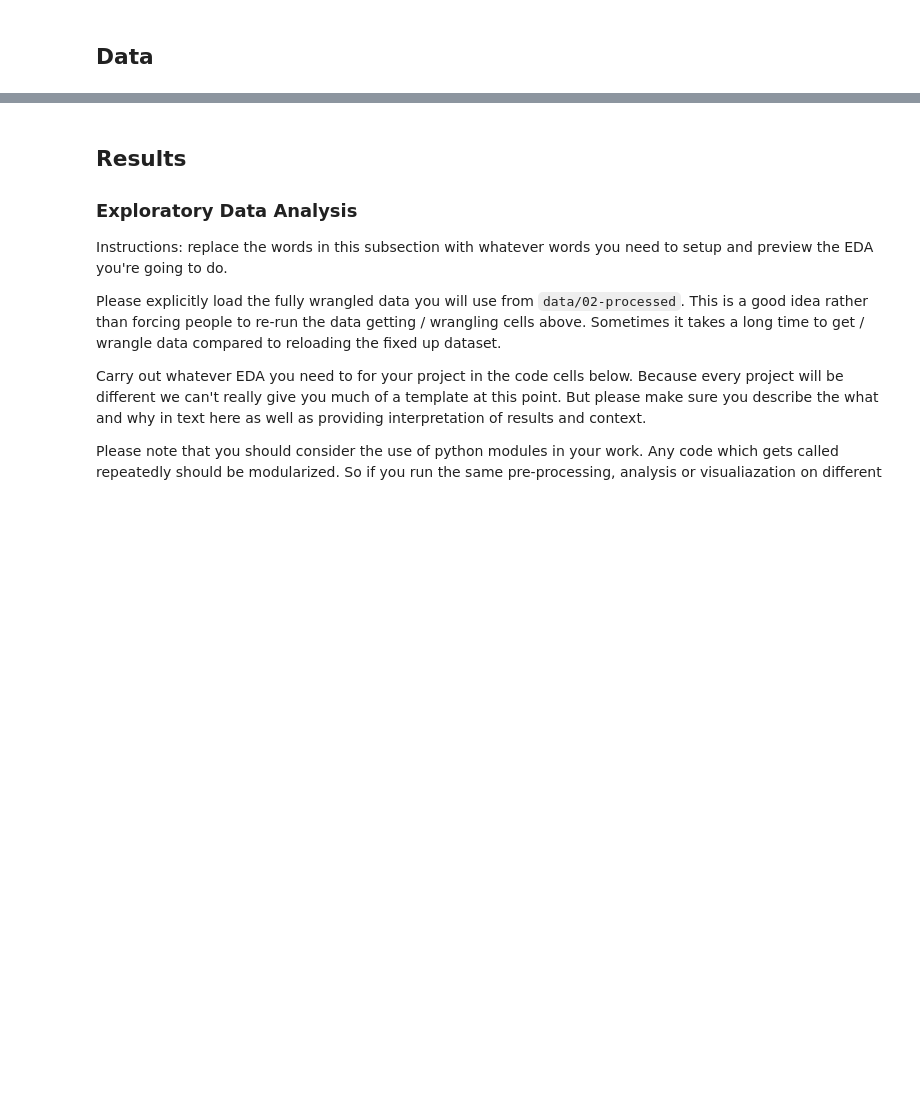
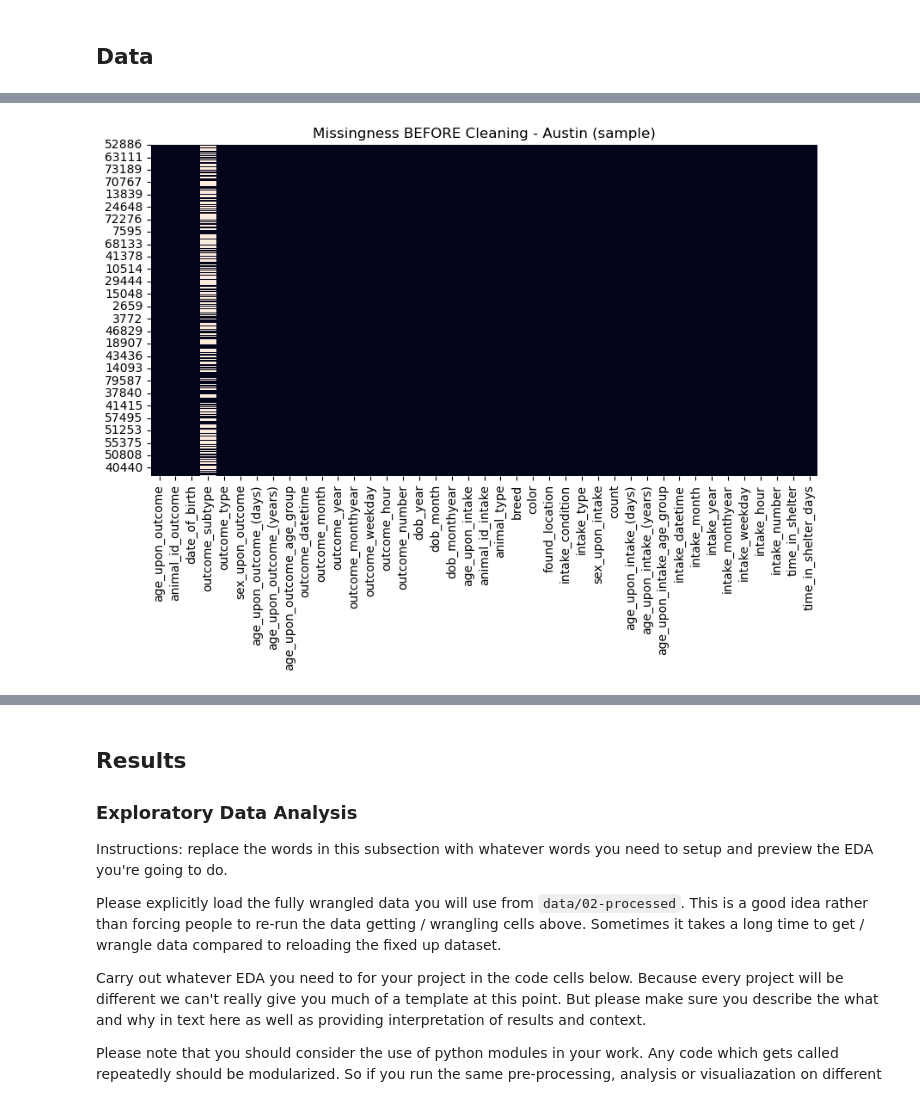
Before and after one commit to COGS108/Group143_WI26, a Jupyter notebook: 02-EDACheckpoint.ipynb, the cells around one changed output, grey strips where cells are left out. Saved outputs shown, nothing was run; the diff lists cells and outputs as text; code cells hidden in the pictures; blank space fills up the shorter version.

Commit message:
Update EDA checkpoint data wrangling for all datasets

```diff
--- a/02-EDACheckpoint.ipynb
+++ b/02-EDACheckpoint.ipynb
@@ -97,0 +116,84 @@ Instructions: REPLACE the contents of this cell and the one below with your work
+# %%
+import pandas as pd
+import numpy as np
+import os
+import matplotlib.pyplot as plt
+import seaborn as sns
+
+# -------------------------
+# Dataset: Austin (raw load)
+# -------------------------
+austin_raw = pd.read_csv("data/00-raw/austin-texas-intakes-outcomes.csv")
+austin = austin_raw.copy()
+
+pd.set_option("display.max_columns", None)
+
+print("Austin (raw) shape:", austin.shape)
+austin.info()
+
+# -------------------------
+# Missingness overview
+# -------------------------
+missing_pct = (austin.isna().mean() * 100).sort_values(ascending=False)
+display(missing_pct.head(15))
+
+# Missingness pattern for outcome_subtype (often conditional on outcome_type)
+missing_subtype = pd.crosstab(
+    austin["outcome_type"],
+    austin["outcome_subtype"].isna(),
+    normalize="index"
+)
+display(missing_subtype)
+
+# -------------------------
+# Cleaning / Wrangling
+# -------------------------
+
+# Fill outcome_subtype NA as "Not Applicable" (structural missingness)
+austin["outcome_subtype"] = austin["outcome_subtype"].fillna("Not Applicable")
+
+# Convert datetimes safely
+austin["date_of_birth"] = pd.to_datetime(austin["date_of_birth"], errors="coerce")
+austin["intake_datetime"] = pd.to_datetime(austin["intake_datetime"], errors="coerce")
+austin["outcome_datetime"] = pd.to_datetime(austin["outcome_datetime"], errors="coerce")
+
+# Drop rows missing the core outcome label (central to analysis; very small count)
+austin = austin.dropna(subset=["outcome_type"]).copy()
+
+# Fill small sex missingness
+austin["sex_upon_outcome"] = austin["sex_upon_outcome"].fillna("Unknown")
+austin["sex_upon_intake"] = austin["sex_upon_intake"].fillna("Unknown")
+
+# Compute length of stay in days
+# Austin has time_in_shelter_days already, but we also compute LOS from datetimes as a cross-check.
+austin["length_of_stay_days"] = (
+    (austin["outcome_datetime"] - austin["intake_datetime"]).dt.total_seconds() / (60 * 60 * 24)
+)
+
+# Remove impossible LOS values (negative or missing due to bad timestamps)
+austin = austin[
+    austin["length_of_stay_days"].notna() &
+    (austin["length_of_stay_days"] >= 0)
+].copy()
+
+print("Austin (clean) shape:", austin.shape)
+
+# -------------------------
+# Save processed dataset
+# -------------------------
+os.makedirs("data/02-processed", exist_ok=True)
+austin.to_csv("data/02-processed/austin_clean.csv", index=False)
+
+# -------------------------
+# Missingness visualization
+# -------------------------
+plt.figure(figsize=(10, 5))
+sns.heatmap(austin_raw.sample(2000, random_state=0).isna(), cbar=False)
+plt.title("Missingness BEFORE Cleaning - Austin (sample)")
+plt.show()
+
+plt.figure(figsize=(10, 5))
+sns.heatmap(austin.sample(2000, random_state=0).isna(), cbar=False)
+plt.title("Missingness AFTER Cleaning - Austin (sample)")
+plt.show()
+# %% [output]
@@ -97,0 +245 @@ Instructions: REPLACE the contents of this cell and the one below with your work
+[figure, added]
```
Also changed, not shown: parts of 19 cells of this notebook, 1 other file.
